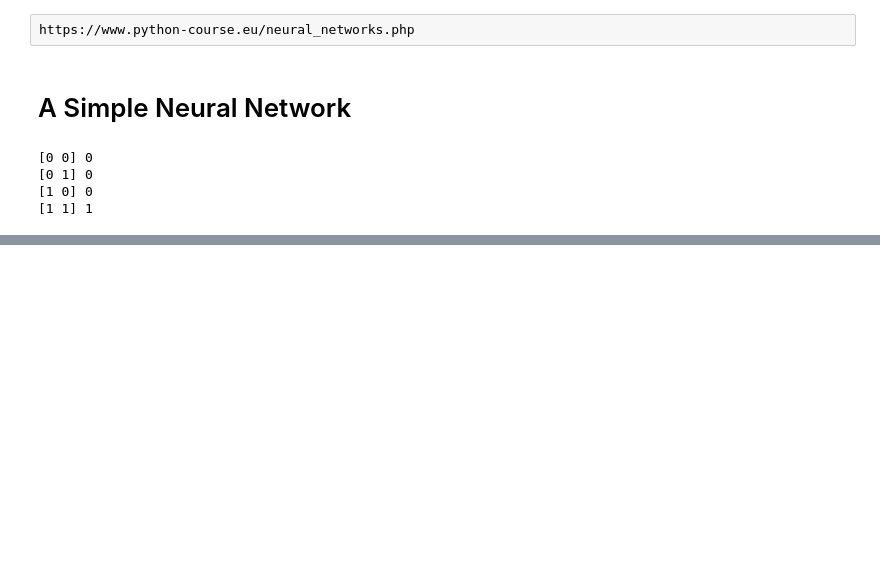
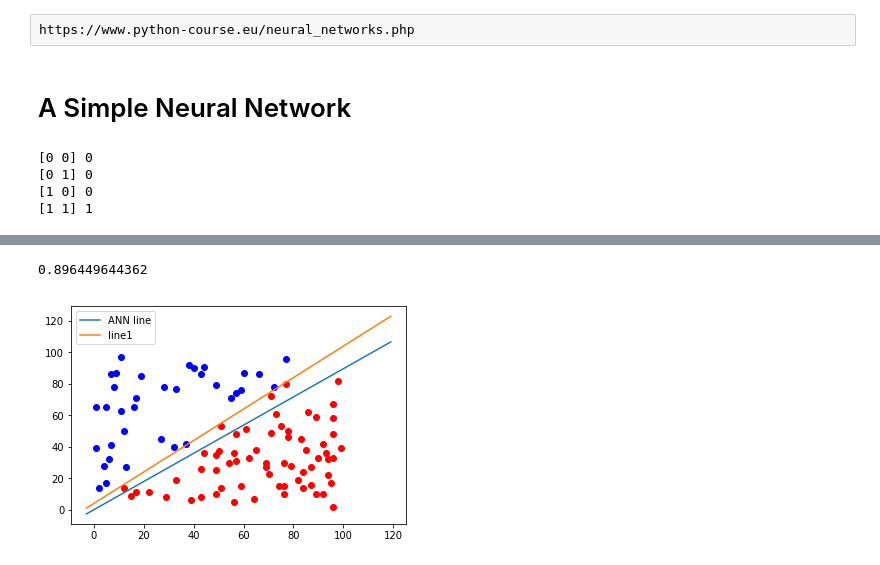
Before and after one commit to imran110219/Neural-Networks, a Jupyter notebook: A Simple Neural Network.ipynb, the cells around one changed output, grey strips where cells are left out. Drawn from its saved outputs; the diff is of its cells as text; code cells hidden in the pictures; blank space fills up the shorter version.

```diff
--- a/A Simple Neural Network.ipynb
+++ b/A Simple Neural Network.ipynb
@@ -96,0 +96,24 @@ print(evaluation.most_common())
+# %%
+# the following line is only needed,
+# if you use "ipython notebook":
+%matplotlib inline
+from matplotlib import pyplot as plt
+cls = [[], []]
+for point in points:
+    cls[above_line(point, lin1)].append(tuple(point))
+colours = ("r", "b")
+for i in range(2):
+    X, Y = zip(*cls[i])
+    plt.scatter(X, Y, c=colours[i])
+
+X = np.arange(-3, 120)
+
+m = -p.weights[0] / p.weights[1]
+print(m)
+plt.plot(X, m*X, label="ANN line")
+plt.plot(X, lin1(X), label="line1")
+plt.legend()
+plt.show()
+# %% [output]
+0.896449644362
+[figure, added]
```
Also changed, not shown: parts of 5 cells of this notebook.
